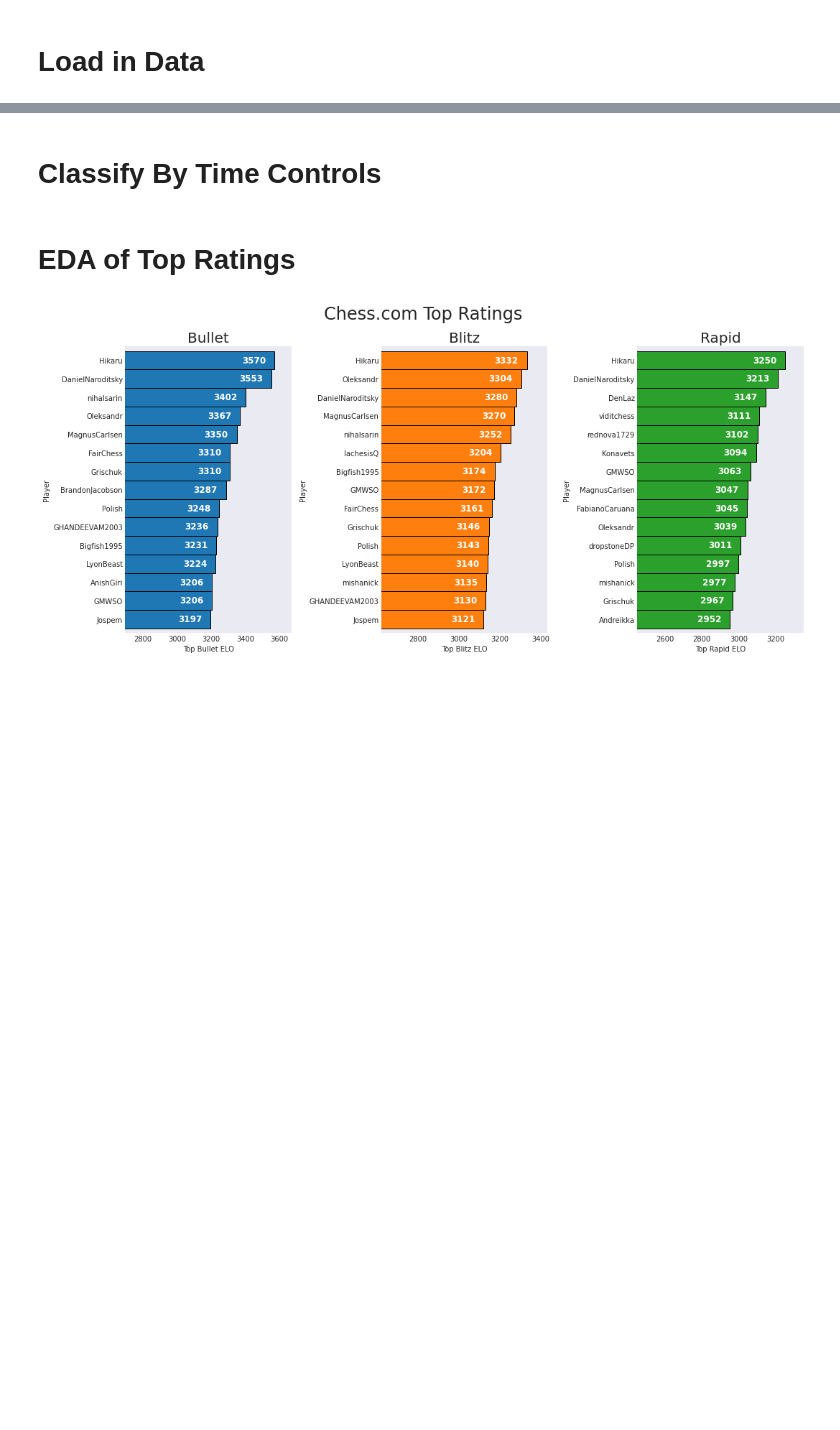
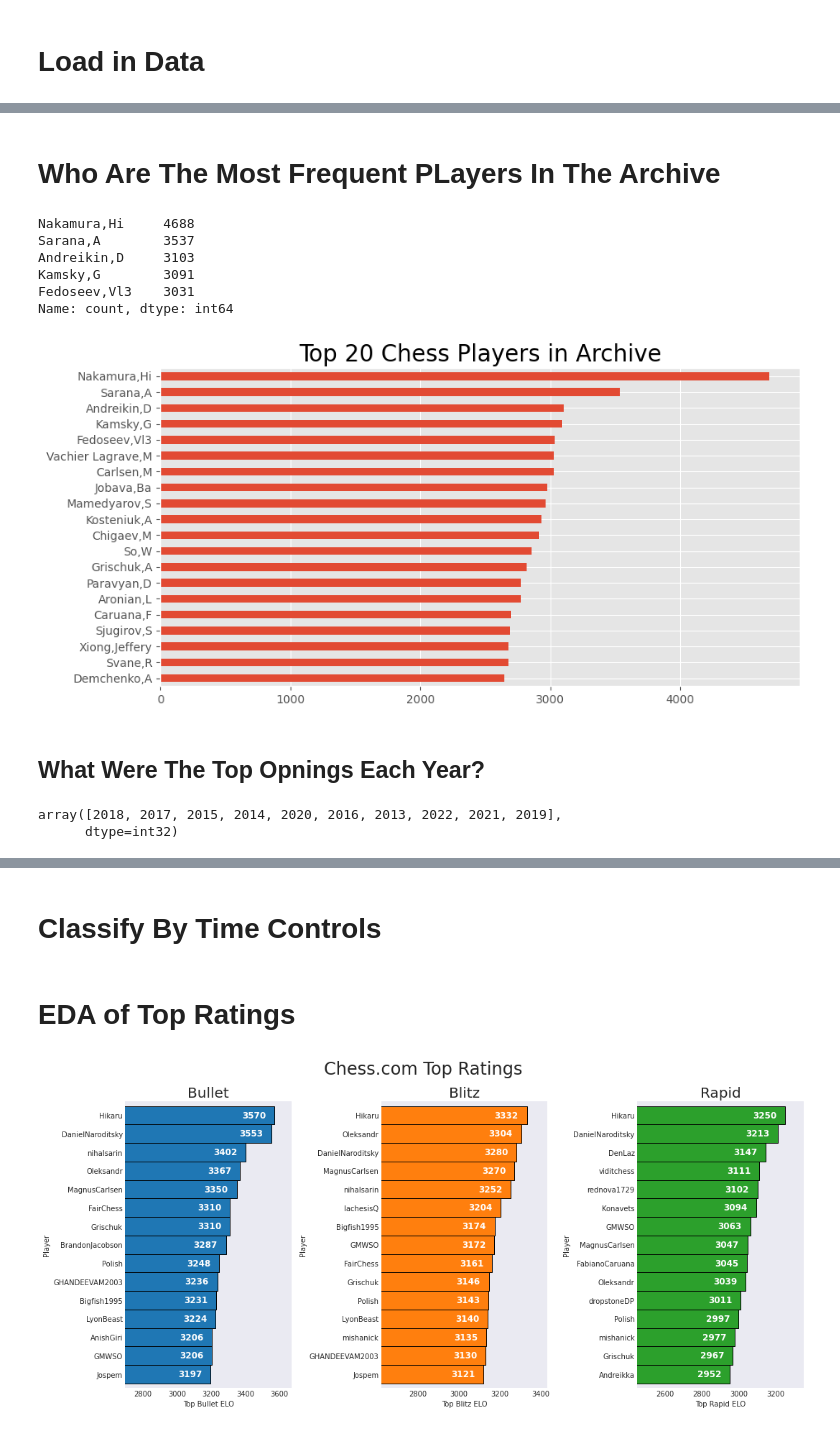
Before and after one commit to DarnasiMadhanMohan/Chess_Analysis, a Jupyter notebook: chess-com-top-players-data-analysis.ipynb, the cells around one changed output, grey strips where cells are left out. Saved outputs shown, nothing was run; the diff lists cells and outputs as text; code cells hidden in the pictures; blank space fills up the shorter version.

```diff
--- a/chess-com-top-players-data-analysis.ipynb
+++ b/chess-com-top-players-data-analysis.ipynb
@@ -11,12 +9,11 @@ import numpy as np
 import matplotlib.pyplot as plt
 import seaborn as sns
 import chess
+import chess.pgn
 
-from glob import glob
+#from glob import glob
+
 
 pd.set_option("display.max_columns", 500)
-plt.style.use("seaborn-dark")
-
-%load_ext lab_black
-
+plt.style.use('seaborn-v0_8-colorblind')
 pal = sns.color_palette()
@@ -23,10 +24,4 @@ pal = sns.color_palette()
 # %% [markdown]
 # Load in Data
 # %%
-parquets = glob("../input/chesscom-top-50-archive/*.parquet")
-df = []
-for p in parquets:
-    df_temp = pd.read_parquet(p).assign(main_player=p.split("/")[-1].split("_")[0])
-    df.append(df_temp)
-df = pd.concat(df)
-df = df.drop_duplicates().reset_index(drop=True)
+df = pd.read_parquet('D:\\DataScience\\DataSets\\Chess_DataSet\\archive (1)\\twic_master.parquet')
@@ -32,0 +37,20 @@ df = df.drop_duplicates().reset_index(drop=True)
+# %% [markdown]
+# Who Are The Most Frequent PLayers In The Archive
+# %%
+pd.concat([df['White'], df['Black']]).value_counts().head()
+# %% [output]
+Nakamura,Hi     4688
+Sarana,A        3537
+Andreikin,D     3103
+Kamsky,G        3091
+Fedoseev,Vl3    3031
+Name: count, dtype: int64
+# %%
+fig, ax = plt.subplots(figsize=(10, 5))
+pd.concat([df['White'], df['Black']]).value_counts(ascending=True).tail(20).plot(kind='barh', ax=ax)
+ax.set_title('Top 20 Chess Players in Archive', fontsize = 20)
+plt.show()
+# %% [output]
+[figure, added]
+# %% [markdown]
+## What Were The Top Opnings Each Year?
@@ -32,0 +60,5 @@ df = df.drop_duplicates().reset_index(drop=True)
+# %%
+df['Year'].unique()
+# %% [output]
+array([2018, 2017, 2015, 2014, 2020, 2016, 2013, 2022, 2021, 2019],
+      dtype=int32)
```
Also changed, not shown: parts of 13 cells of this notebook.
